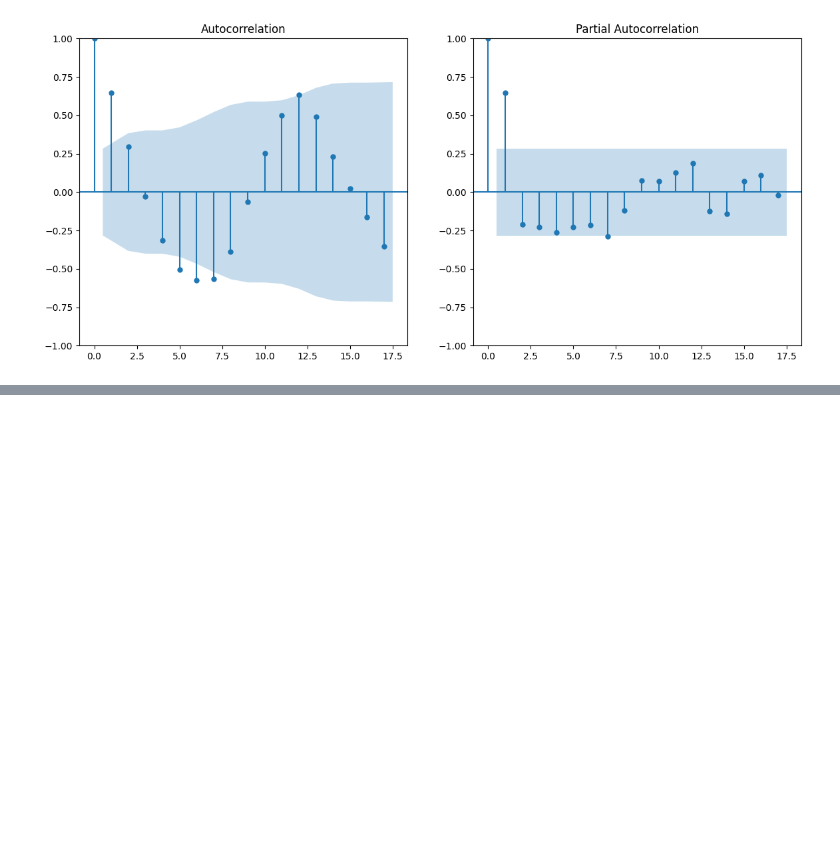
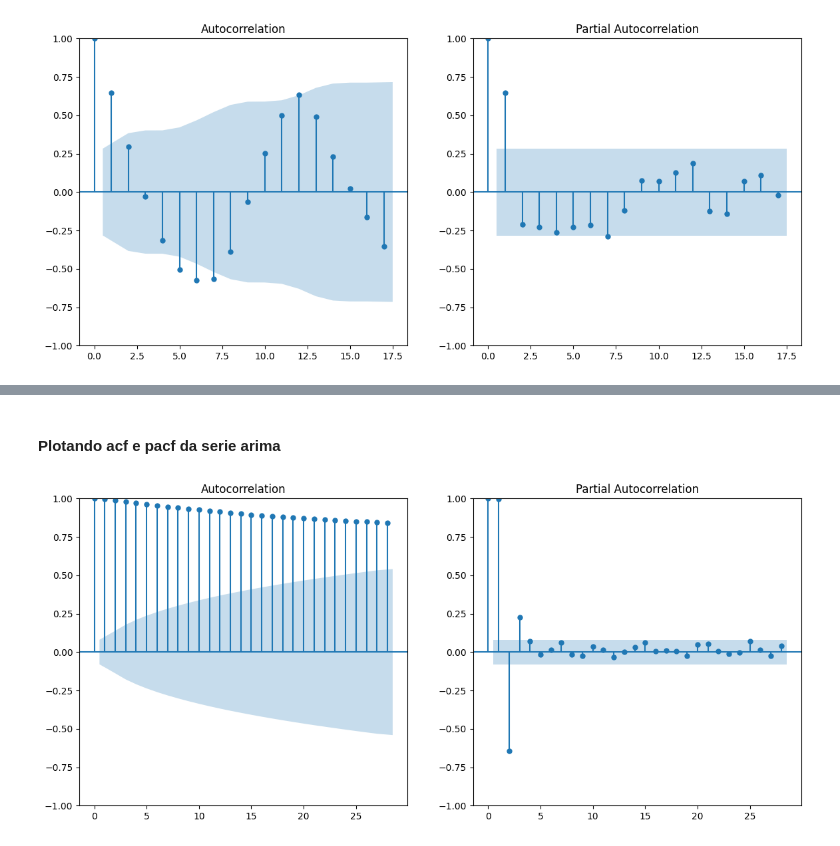
Before and after one commit to Gueguelas/series-temporais, a Jupyter notebook: notebook.ipynb, the cells around one changed output, grey strips where cells are left out. Cells and saved outputs as stored; diff of their text form; code cells hidden in the pictures; blank space fills up the shorter version.

```diff
--- a/notebook.ipynb
+++ b/notebook.ipynb
@@ -880,0 +909,6 @@ plot_acf_pacf(serie_electric_power)
+# %% [markdown]
+#### Plotando acf e pacf da serie arima
+# %%
+plot_acf_pacf(serie_arima)
+# %% [output]
+[figure, added]
```
Also changed, not shown: parts of 10 cells of this notebook, 2 other files.
